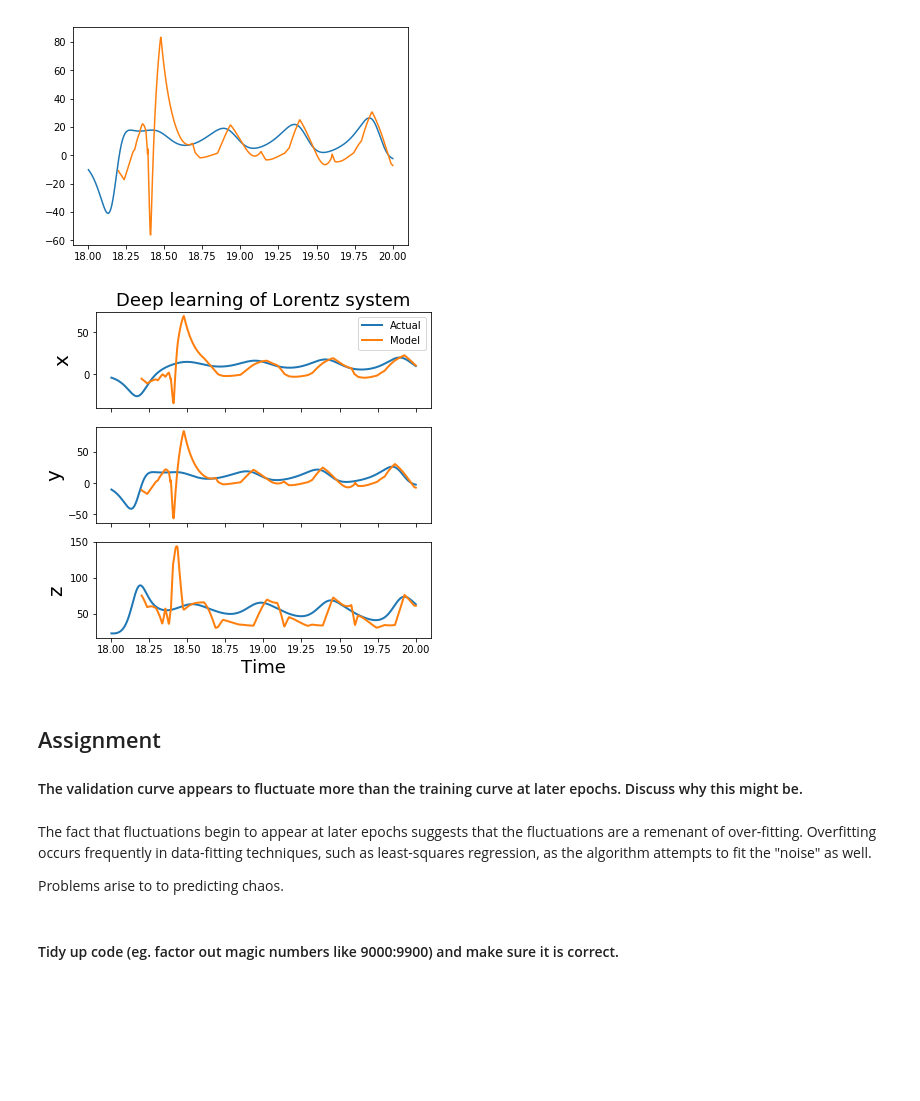
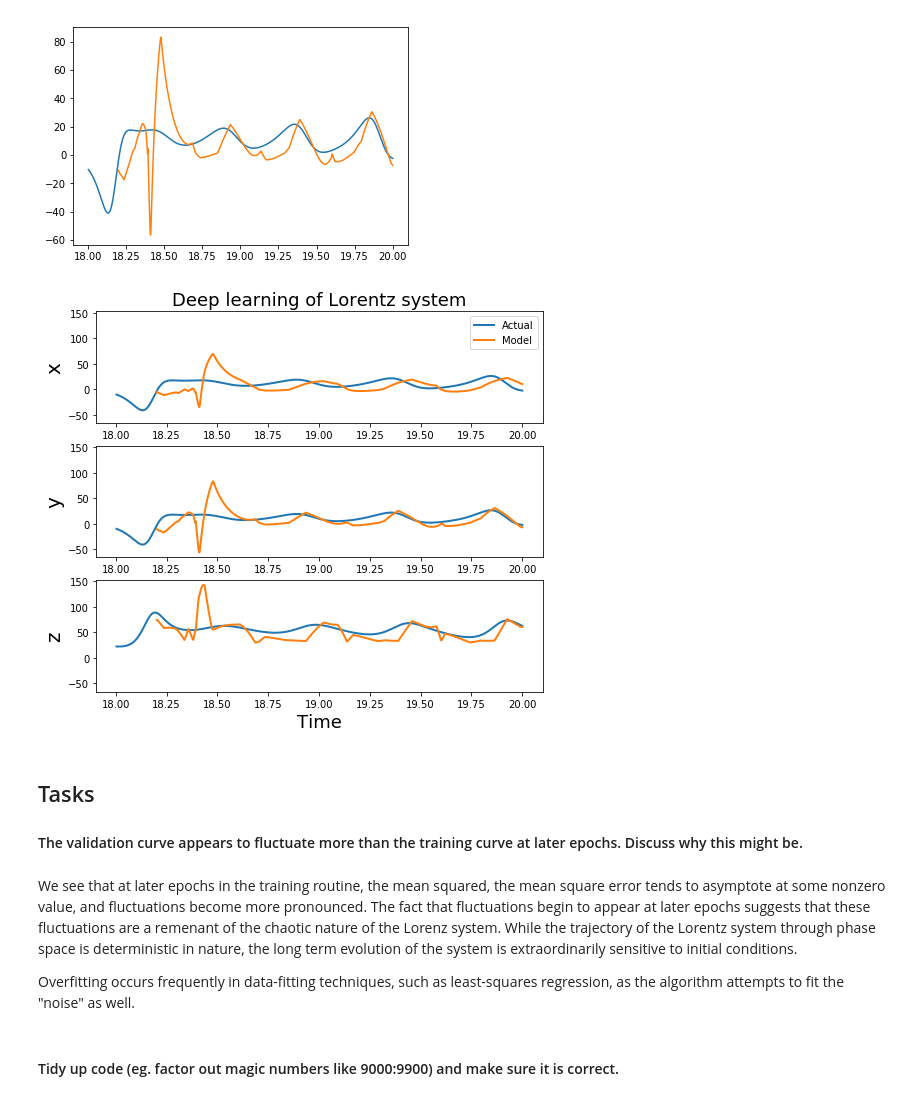
Before and after one commit to AlexanderHickey/PHYS581, a Jupyter notebook: Assignment 4/Assignment 4.ipynb, the cells around one changed output. Saved outputs shown, nothing was run; the diff lists cells and outputs as text; code cells hidden in the pictures; blank space fills up the shorter version.

```diff
--- a/Assignment 4/Assignment 4.ipynb
+++ b/Assignment 4/Assignment 4.ipynb
@@ -178,6 +177,10 @@ plt.show()
 # %% [markdown]
 The fit to the entire sequence appears to be surprisingly good.
 # %%
-plt.plot(tvals[0:9900+ndt], xyz[0:9900+ndt,:])
-plt.plot( tvals[ndt:9900+ndt], model.predict(xyz[0:9900]) )
+vt = 9000
+
+plt.plot(tvals[:vt+L+ndt], xyz[:vt+L+ndt,:])
+plt.plot( tvals[ndt:vt+L+ndt], model.predict(xyz[:vt+L]) )
+
+plt.show()
 # %% [output]
@@ -194,31 +194,36 @@ plt.plot( tvals[9000+ndt:9900+ndt], model.predict(xyz[9000:9900,:]).T[1] )
 [<matplotlib.lines.Line2D at 0x...>]
 [figure]
 # %%
+fig, ax = plt.subplots(3, sharey=True, figsize=(8,7))
 
+ax[0].plot(tvals[vt:vt+L+ndt], xyz[vt:vt+L+ndt:,1], lw=2,label='Actual')
+ax[0].plot(tvals[vt+ndt:vt+L+ndt], model.predict(xyz[vt:vt+L,:]).T[0], lw=2,label='Model')
+ax[0].set_ylabel('x',fontsize=20)
 
-ax[1].plot(tvals[9000:9900+ndt], xyz[9000:9900+ndt:,1], lw=2 )
-ax[1].plot(tvals[9000+ndt:9900+ndt], model.predict(xyz[9000:9900,:]).T[1], lw=2)
+ax[1].plot(tvals[vt:vt+L+ndt], xyz[vt:vt+L+ndt:,1], lw=2 )
+ax[1].plot(tvals[vt+ndt:vt+L+ndt], model.predict(xyz[vt:vt+L,:]).T[1], lw=2)
 ax[1].set_ylabel('y',fontsize=20)
 
-ax[2].plot(tvals[9000:9900+ndt], xyz[9000:9900+ndt:,2], lw=2)
-ax[2].plot(tvals[9000+ndt:9900+ndt], model.predict(xyz[9000:9900,:]).T[2], lw=2 )
+ax[2].plot(tvals[vt:vt+L+ndt], xyz[vt:vt+L+ndt:,2], lw=2)
+ax[2].plot(tvals[vt+ndt:vt+L+ndt], model.predict(xyz[vt:vt+L,:]).T[2], lw=2 )
 ax[2].set_ylabel('z',fontsize=20)
 
 ax[0].set_title('Deep learning of Lorentz system',fontsize=18)
 ax[-1].set_xlabel('Time',fontsize=18)
 
 ax[0].legend(loc=0)
 plt.show()
 # %% [output]
-[figure, old version]
+[figure, new version]
 # %% [markdown]
-## Assignment
+## Tasks
 
 #### The validation curve appears to fluctuate more than the training curve at later epochs.  Discuss why this might be.
 # %% [markdown]
-The fact that fluctuations begin to appear at later epochs suggests that the fluctuations are a remenant of over-fitting. Overfitting occurs frequently in data-fitting techniques, such as least-squares regression, as the algorithm attempts to fit the "noise" as well.
+We see that at later epochs in the training routine, the mean squared, the mean square error tends to asymptote at some nonzero value, and fluctuations become more pronounced. The fact that fluctuations begin to appear at later epochs suggests that these fluctuations are a remenant of the chaotic nature of the Lorenz system. While the trajectory of the Lorentz system through phase space is deterministic in nature, the long term evolution of the system is extraordinarily sensitive to initial conditions.
 
-Problems arise to to predicting chaos.
+
+Overfitting occurs frequently in data-fitting techniques, such as least-squares regression, as the algorithm attempts to fit the "noise" as well.
 # %% [markdown]
 #### Tidy up code (eg. factor out magic numbers like 9000:9900) and make sure it is correct.
 # %% [markdown]
```
Also changed, not shown: parts of 9 cells of this notebook, 1 other file.
